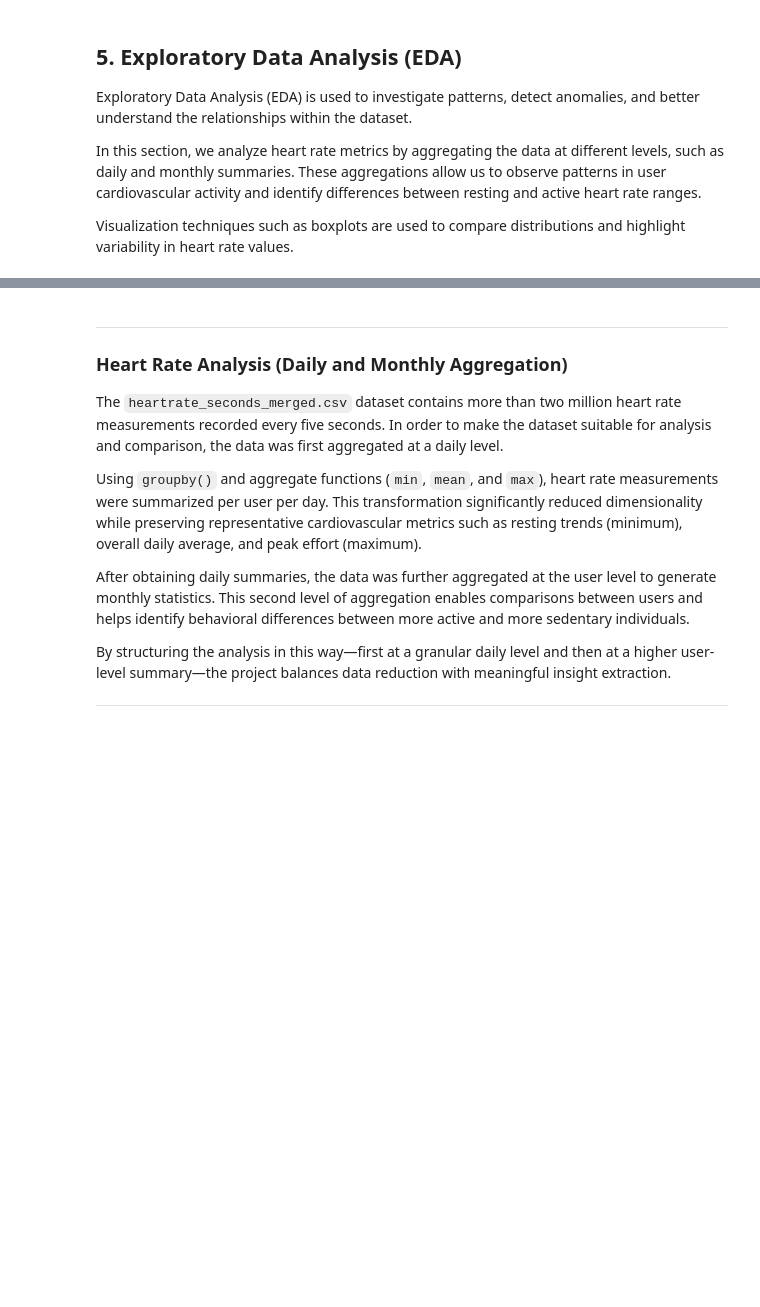
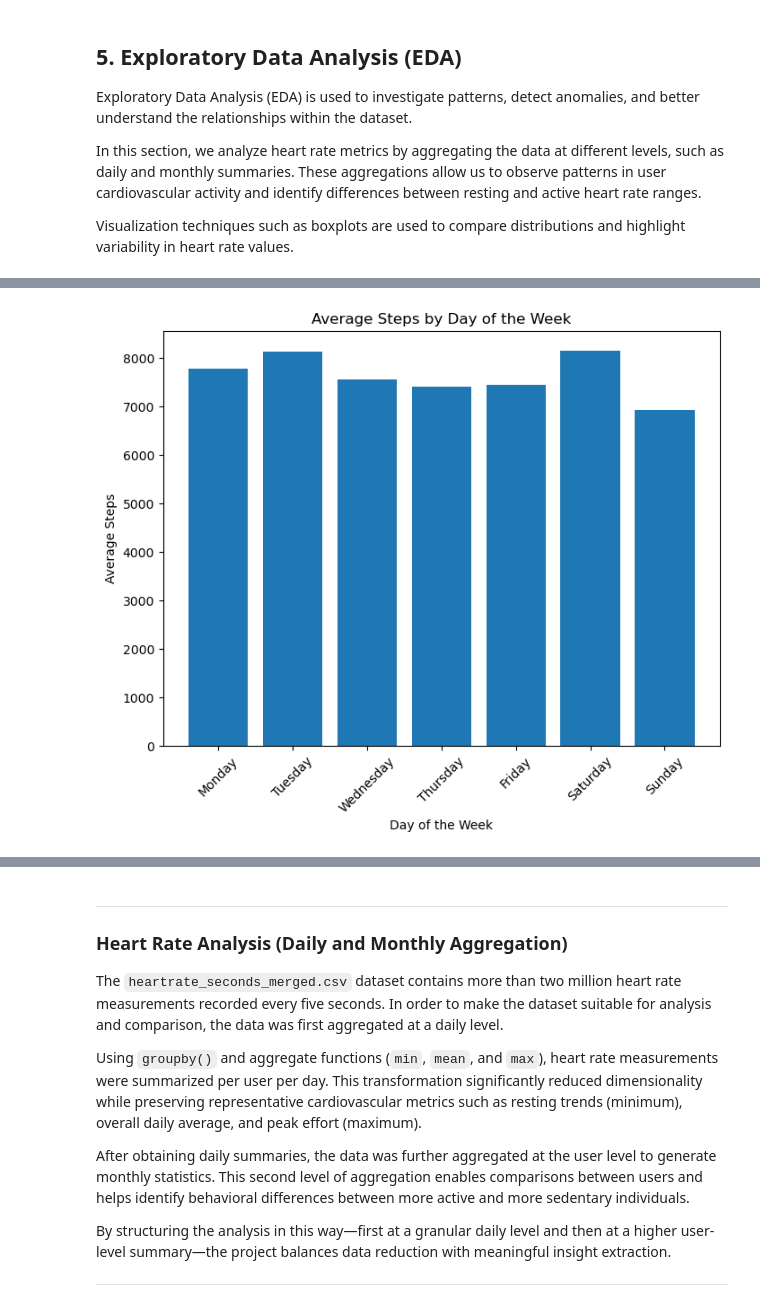
Before and after one commit to user-name-c/Bellabeat-Case-study, a Jupyter notebook: notebooks/bellabeat_analysis.ipynb, the cells around one changed output, grey strips where cells are left out. Cells and saved outputs as stored; diff of their text form; code cells hidden in the pictures; blank space fills up the shorter version.

Commit message:
Add EDA visualizations for activity, sleep, heart rate, weight trends, and weekly step patterns

```diff
--- a/notebooks/bellabeat_analysis.ipynb
+++ b/notebooks/bellabeat_analysis.ipynb
@@ -175,0 +182,28 @@ Visualization techniques such as boxplots are used to compare distributions and
+# %%
+# create day of week column
+daily_activity["DayOfWeek"] = daily_activity["ActivityDate"].dt.day_name()
+
+# average steps by weekday
+steps_by_day = daily_activity.groupby("DayOfWeek")["TotalSteps"].mean()
+
+# reorder days correctly
+days_order = [
+    "Monday","Tuesday","Wednesday","Thursday",
+    "Friday","Saturday","Sunday"
+]
+
+steps_by_day = steps_by_day.reindex(days_order)
+
+# plot
+plt.figure(figsize=(8,6))
+plt.bar(steps_by_day.index, steps_by_day.values)
+
+plt.title("Average Steps by Day of the Week")
+plt.xlabel("Day of the Week")
+plt.ylabel("Average Steps")
+
+plt.xticks(rotation=45)
+
+plt.show()
+# %% [output]
+[figure, added]
```
Also changed, not shown: parts of 13 cells of this notebook.
